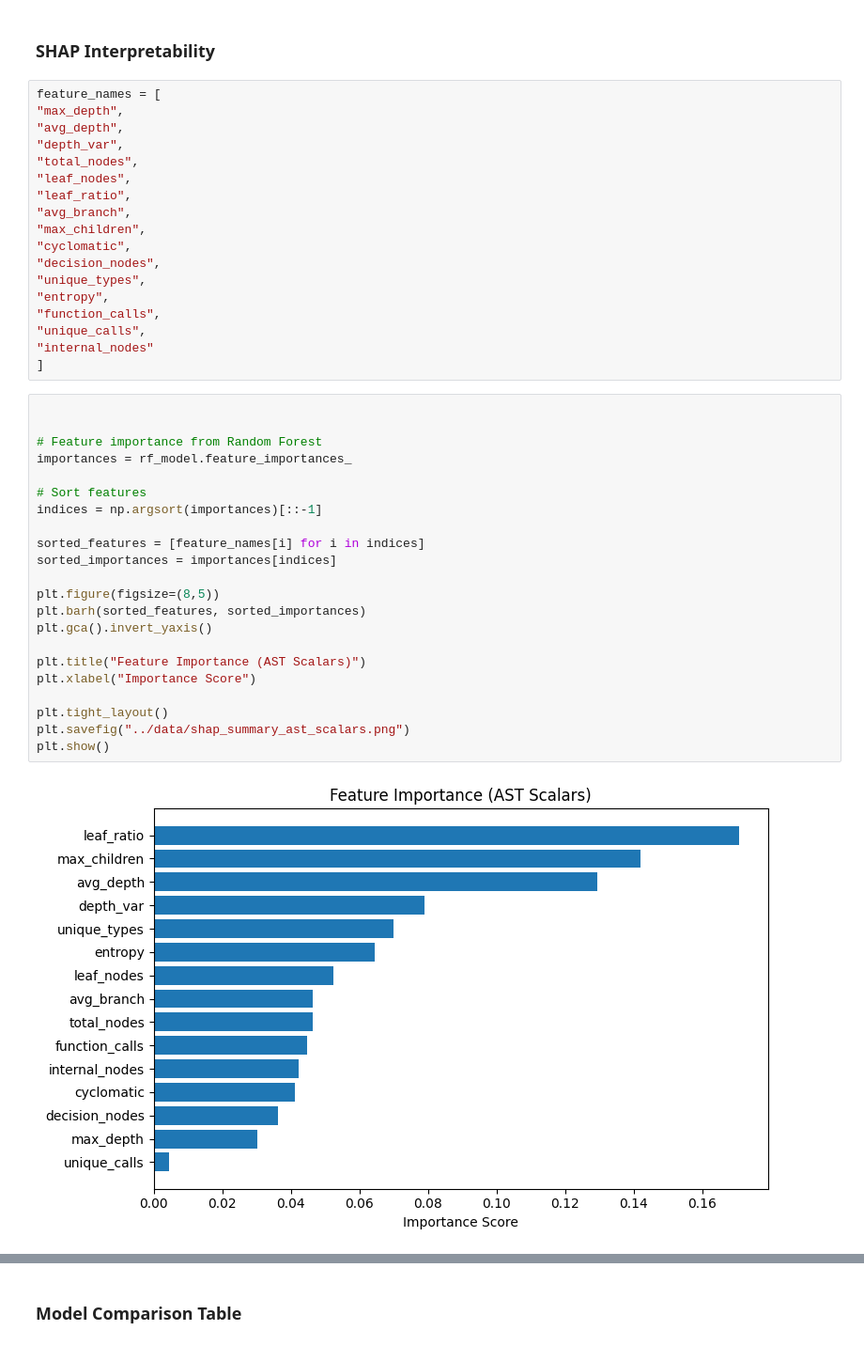
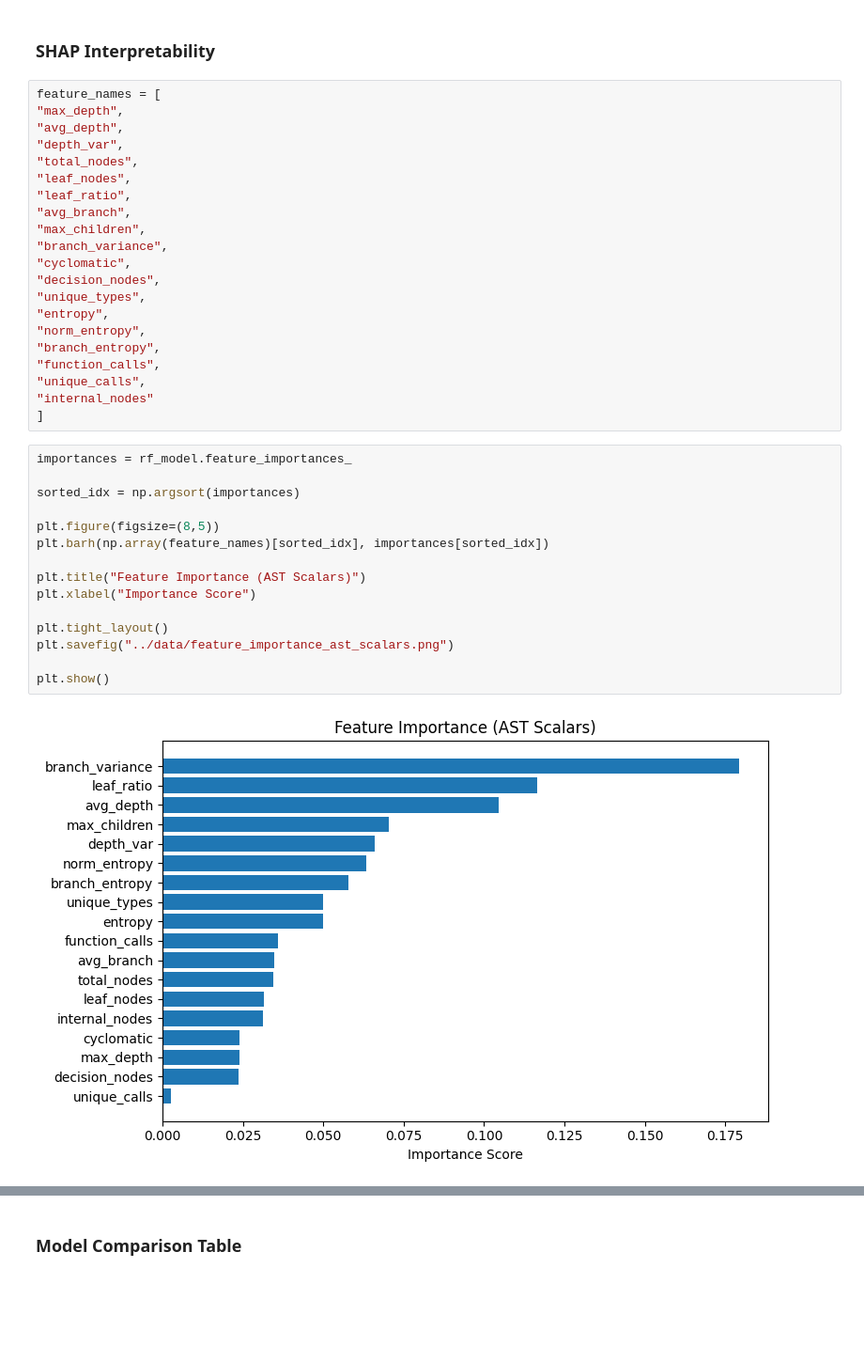
Before and after one commit to Yogesh-Narasimha/machine-generated-code-detection, a Jupyter notebook: notebooks/ast_scalar_treesitter.ipynb, the cells around one changed output, grey strips where cells are left out. Shown at 94% size. Saved outputs shown, nothing was run; the diff lists cells and outputs as text; blank space fills up the shorter version.

Commit message:
updated AST scalar notebook-2

```diff
--- a/notebooks/ast_scalar_treesitter.ipynb
+++ b/notebooks/ast_scalar_treesitter.ipynb
@@ -398,35 +426,31 @@ feature_names = [
 "leaf_ratio",
 "avg_branch",
 "max_children",
+"branch_variance",
 "cyclomatic",
 "decision_nodes",
 "unique_types",
 "entropy",
+"norm_entropy",
+"branch_entropy",
 "function_calls",
 "unique_calls",
 "internal_nodes"
 ]
 # %%
-
-
-# Feature importance from Random Forest
 importances = rf_model.feature_importances_
 
-# Sort features
-indices = np.argsort(importances)[::-1]
-
-sorted_features = [feature_names[i] for i in indices]
-sorted_importances = importances[indices]
+sorted_idx = np.argsort(importances)
 
 plt.figure(figsize=(8,5))
-plt.barh(sorted_features, sorted_importances)
-plt.gca().invert_yaxis()
+plt.barh(np.array(feature_names)[sorted_idx], importances[sorted_idx])
 
 plt.title("Feature Importance (AST Scalars)")
 plt.xlabel("Importance Score")
 
 plt.tight_layout()
-plt.savefig("../data/shap_summary_ast_scalars.png")
+plt.savefig("../data/feature_importance_ast_scalars.png")
+
 plt.show()
 # %% [output]
-[figure, old version]
+[figure, new version]
```
Also changed, not shown: parts of 13 cells of this notebook.
